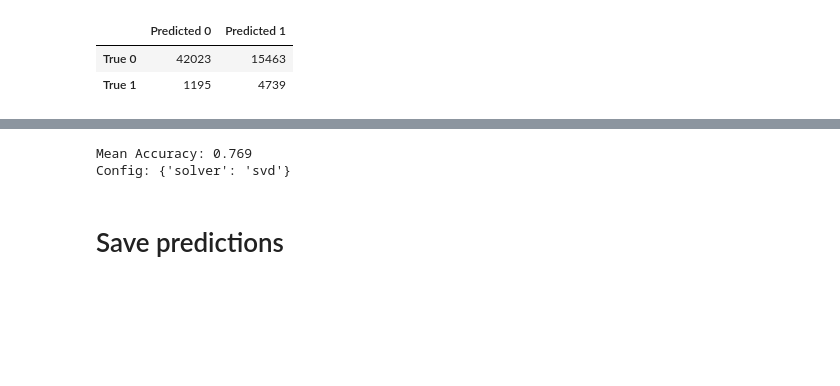
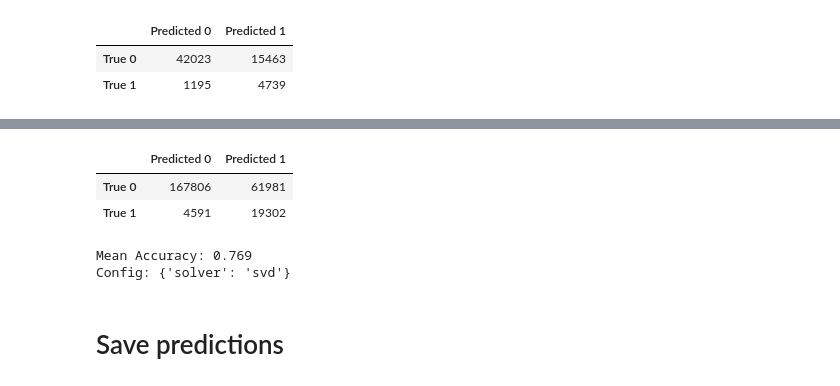
Before and after one commit to gabyarte/heart-attack-cost-reduction, a Jupyter notebook: notebooks/03a_discriminant_analysis.ipynb, the cells around one changed output, grey strips where cells are left out. Drawn from its saved outputs; the diff is of its cells as text; code cells hidden in the pictures; blank space fills up the shorter version.

```diff
--- a/notebooks/03a_discriminant_analysis.ipynb
+++ b/notebooks/03a_discriminant_analysis.ipynb
@@ -234,18 +235,19 @@ Config: {'solver': 'svd'}
 # %%
 train_multivariate_df, test_multivariate_df = train_test_split(data_multivariate)
 
+y_multivariate = data_multivariate[TARGET]
 X_multivariate = data_multivariate.drop(TARGET, axis=1)
 
 y_multivariate_train, y_multivariate_test = train_multivariate_df[TARGET], test_multivariate_df[TARGET]
 X_multivariate_train, X_multivariate_test = train_multivariate_df.drop(TARGET, axis=1), test_multivariate_df.drop(TARGET, axis=1)
 
 # Oversample train data to solve imbalance
-over_sampler = RandomOverSampler(random_state=42)
-X_multivariate_train, y_multivariate_train,  = over_sampler.fit_resample(X_multivariate_train, y_multivariate_train)
+# over_sampler = RandomOverSampler(random_state=42)
+# X_multivariate_train, y_multivariate_train,  = over_sampler.fit_resample(X_multivariate_train, y_multivariate_train)
 
 # Undersample train data to solve imbalance
-# under_sampler = RandomUnderSampler(random_state=42)
-# X_multivariate_train, y_multivariate_train,  = under_sampler.fit_resample(X_multivariate_train, y_multivariate_train)
+under_sampler = RandomUnderSampler(random_state=42)
+X_multivariate_train, y_multivariate_train,  = under_sampler.fit_resample(X_multivariate_train, y_multivariate_train)
 # %% [markdown]
 ## Simple model
 # %%
@@ -308,7 +310,7 @@ grid_shrinkage_multivariate = {
 search_shrinkage_multivariate = GridSearchCV(
     discriminant_analysis_multivariate,
     grid_shrinkage_multivariate,
-    scoring='precision',
+    scoring='accuracy',
     cv=cv_multivariate,
     n_jobs=-1
 )
@@ -322,6 +324,7 @@ Mean Accuracy: 0.752
 Config: {'shrinkage': 0.0, 'solver': 'lsqr'}
 # %%
 y_out_sample = results_shrinkage_multivariate.predict(X_multivariate_test)
+y_test_predict = results_shrinkage_multivariate.predict(X_multivariate)
 # %%
 print(classification_report(y_multivariate_test, y_out_sample))
 # %% [output]
@@ -347,3 +361,14 @@ conf
+# %%
+conf = pd.DataFrame(
+  confusion_matrix(y_multivariate, y_test_predict),
+  columns = ['Predicted 0', 'Predicted 1'],
+  index = ['True 0', 'True 1']
+)
+conf
+# %% [output]
+|  | Predicted 0 | Predicted 1 |
+| True 0 | 167806 | 61981 |
+| True 1 | 4591 | 19302 |
 # %%
 grid_solver_multivariate = {
     'solver': ['svd', 'lsqr', 'eigen'],
```
Also changed, not shown: parts of 4 cells of this notebook, 2 other files.
